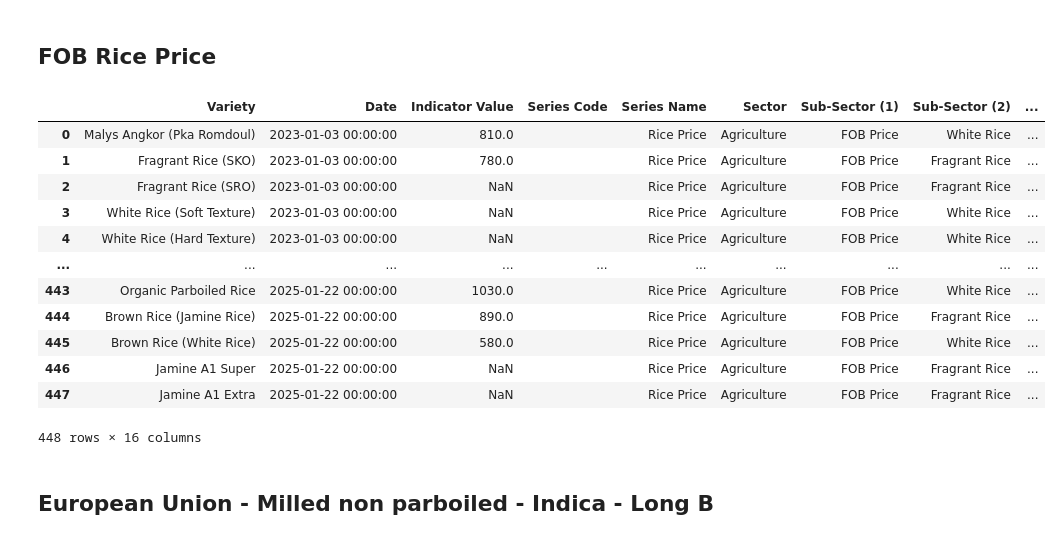
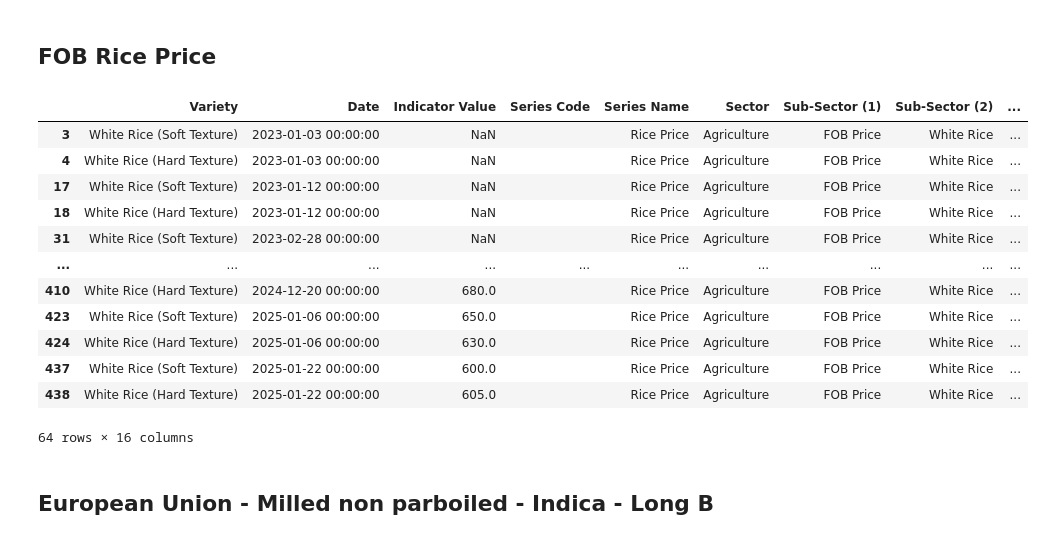
Before and after one commit to whatanakKean/cdri-data-hub-web-view, a Jupyter notebook: src/etl/experiments.ipynb, the cells around one changed output. Drawn from its saved outputs; the diff is of its cells as text; code cells hidden in the pictures.

```diff
--- a/src/etl/experiments.ipynb
+++ b/src/etl/experiments.ipynb
@@ -139,48 +139,51 @@ fob_rice_price = data.melt(id_vars=["VARIETIES"], var_name="Date", value_name="I
 fob_rice_price = fob_rice_price.rename(columns={"VARIETIES": "Variety"})
 
 # Add Columns
 fob_rice_price["Series Code"] = ""
 fob_rice_price["Series Name"] = "Rice Price"
 fob_rice_price["Sector"] = "Agriculture"
 fob_rice_price["Sub-Sector (1)"] = "FOB Price"
 fob_rice_price["Sub-Sector (2)"] = fob_rice_price["Variety"].apply(
     lambda x: "Fragrant Rice" if x in [
         "Fragrant Rice (SKO)",
-        "Fragrant Rice (SRO)", "Organic Premium Jasmine Rice",
-        "Brown Rice (Jamine Rice)", "Jamine A1 Super", "Jamine A1 Extra"
+        "Fragrant Rice (SRO)", "Organic Premium Jasmine Rice", "Brown Rice (Jamine Rice)",
+        # "Jamine A1 Super", "Jamine A1 Extra"
     ]
     else ("White Rice" if x in [
         "Malys Angkor (Pka Romdoul)", "White Rice (Soft Texture)",
         "White Rice (Hard Texture)", "Premium White Rice", "Parboiled Rice",
         "Organic White Rice", "Organic Parboiled Rice", "Brown Rice (White Rice)"
     ]
     else "")
 )
-fob_rice_price["Source"] = ""
+fob_rice_price["Source"] = "Cambodia Rice Federation"
 fob_rice_price["Latitude"] = ""
 fob_rice_price["Longtitude"] = ""
 fob_rice_price["Indicator"] = "Price"
 fob_rice_price["Indicator Unit"] = "TON/$USD (STANDARD 5% BROKEN)"
 
 fob_rice_price["Province"] = ""
 fob_rice_price["Markets"] = ""
 fob_rice_price["Pro code"] = ""
 
+#Temp Line
+fob_rice_price = fob_rice_price[fob_rice_price["Variety"].isin(["White Rice (Soft Texture)", "White Rice (Hard Texture)"])]
+
 fob_rice_price
 # %% [output]
 |  | Variety | Date | Indicator Value | Series Code | Series Name | Sector | Sub-Sector (1) | Sub-Sector (2) | ... |
-| 0 | Malys Angkor (Pka Romdoul) | 2023-01-03 00:00:00 | 810.0 |  | Rice Price | Agriculture | FOB Price | White Rice | ... |
-| 1 | Fragrant Rice (SKO) | 2023-01-03 00:00:00 | 780.0 |  | Rice Price | Agriculture | FOB Price | Fragrant Rice | ... |
-| 2 | Fragrant Rice (SRO) | 2023-01-03 00:00:00 | NaN |  | Rice Price | Agriculture | FOB Price | Fragrant Rice | ... |
 | 3 | White Rice (Soft Texture) | 2023-01-03 00:00:00 | NaN |  | Rice Price | Agriculture | FOB Price | White Rice | ... |
 | 4 | White Rice (Hard Texture) | 2023-01-03 00:00:00 | NaN |  | Rice Price | Agriculture | FOB Price | White Rice | ... |
+| 17 | White Rice (Soft Texture) | 2023-01-12 00:00:00 | NaN |  | Rice Price | Agriculture | FOB Price | White Rice | ... |
+| 18 | White Rice (Hard Texture) | 2023-01-12 00:00:00 | NaN |  | Rice Price | Agriculture | FOB Price | White Rice | ... |
+| 31 | White Rice (Soft Texture) | 2023-02-28 00:00:00 | NaN |  | Rice Price | Agriculture | FOB Price | White Rice | ... |
 | ... | ... | ... | ... | ... | ... | ... | ... | ... | ... |
-| 443 | Organic Parboiled Rice | 2025-01-22 00:00:00 | 1030.0 |  | Rice Price | Agriculture | FOB Price | White Rice | ... |
-| 444 | Brown Rice (Jamine Rice) | 2025-01-22 00:00:00 | 890.0 |  | Rice Price | Agriculture | FOB Price | Fragrant Rice | ... |
-| 445 | Brown Rice (White Rice) | 2025-01-22 00:00:00 | 580.0 |  | Rice Price | Agriculture | FOB Price | White Rice | ... |
-| 446 | Jamine A1 Super | 2025-01-22 00:00:00 | NaN |  | Rice Price | Agriculture | FOB Price | Fragrant Rice | ... |
-| 447 | Jamine A1 Extra | 2025-01-22 00:00:00 | NaN |  | Rice Price | Agriculture | FOB Price | Fragrant Rice | ... |
+| 410 | White Rice (Hard Texture) | 2024-12-20 00:00:00 | 680.0 |  | Rice Price | Agriculture | FOB Price | White Rice | ... |
+| 423 | White Rice (Soft Texture) | 2025-01-06 00:00:00 | 650.0 |  | Rice Price | Agriculture | FOB Price | White Rice | ... |
+| 424 | White Rice (Hard Texture) | 2025-01-06 00:00:00 | 630.0 |  | Rice Price | Agriculture | FOB Price | White Rice | ... |
+| 437 | White Rice (Soft Texture) | 2025-01-22 00:00:00 | 600.0 |  | Rice Price | Agriculture | FOB Price | White Rice | ... |
+| 438 | White Rice (Hard Texture) | 2025-01-22 00:00:00 | 605.0 |  | Rice Price | Agriculture | FOB Price | White Rice | ... |
-448 rows × 16 columns
+64 rows × 16 columns
 # %% [markdown]
 ## European Union - Milled non parboiled - Indica - Long B
 # %%
```
Also changed, not shown: parts of 10 cells of this notebook, 10 other files.
